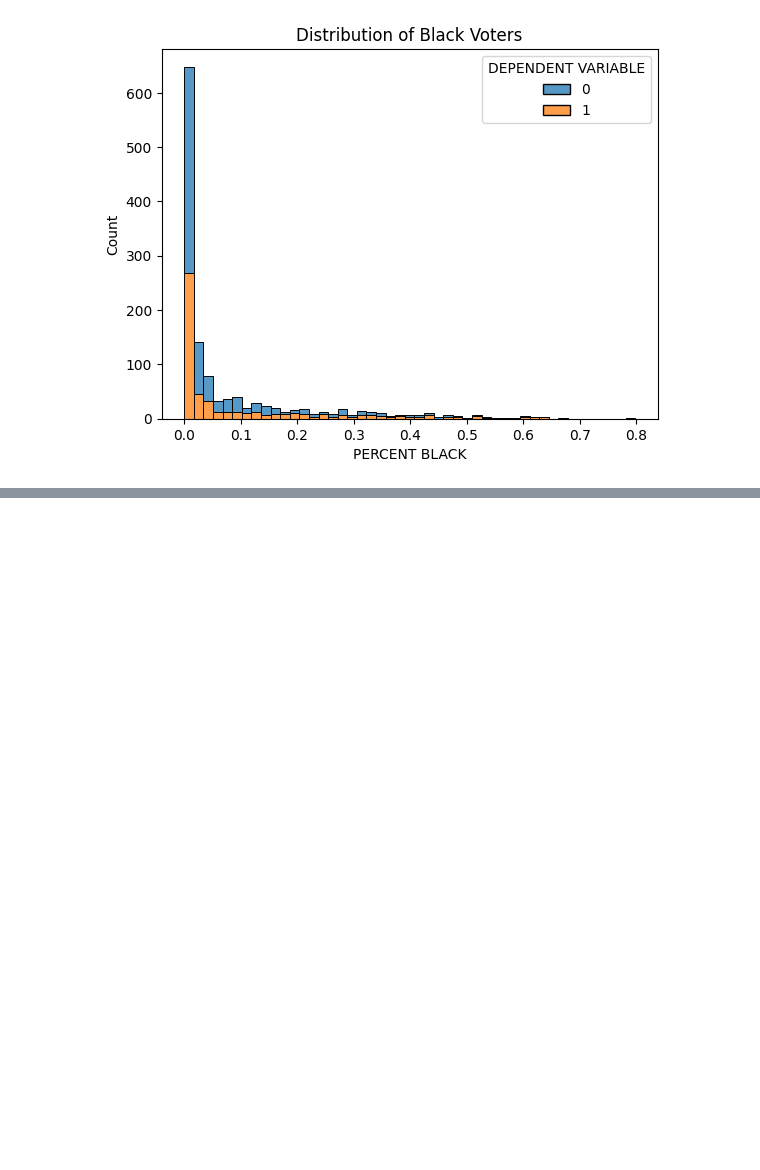
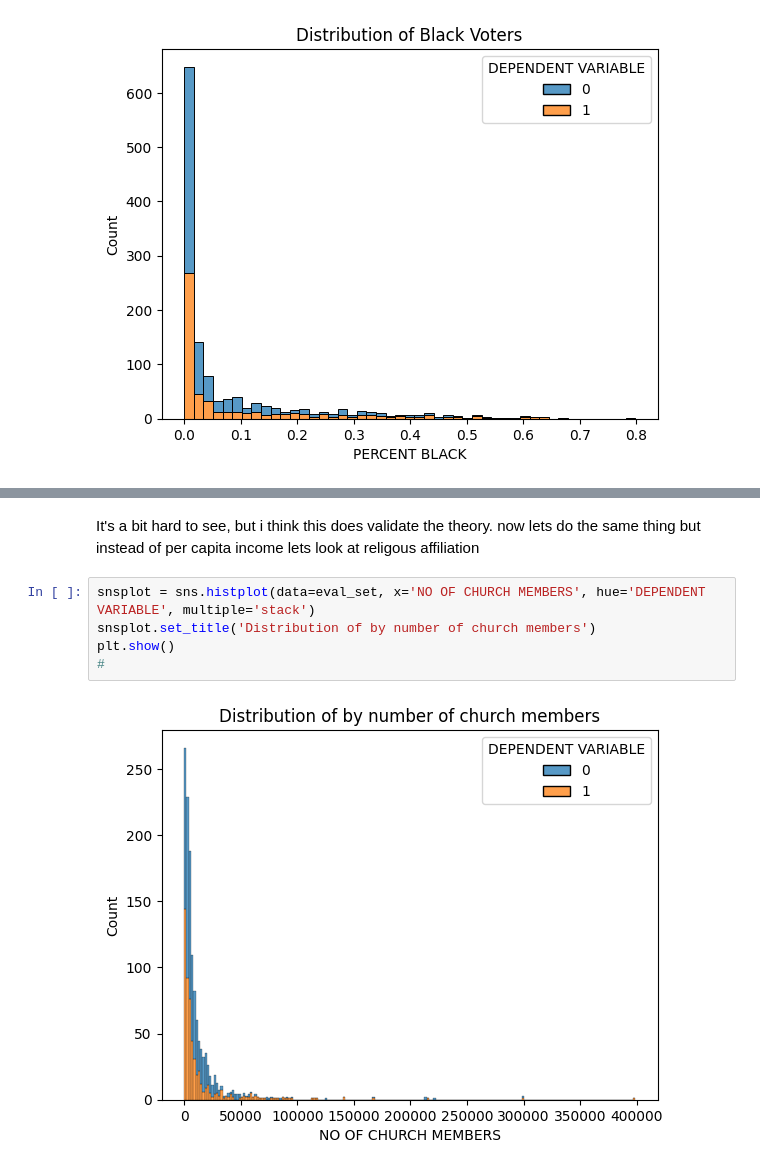
Before and after one commit to dallascaley/Business-Intelligence, a Jupyter notebook: Colab Notebooks/IS470_Assignment02.ipynb, the cells around one changed output, grey strips where cells are left out. Drawn from its saved outputs; the diff is of its cells as text; blank space fills up the shorter version.

```diff
--- a/Colab Notebooks/IS470_Assignment02.ipynb
+++ b/Colab Notebooks/IS470_Assignment02.ipynb
@@ -388,0 +397,9 @@ plt.show()
+# %% [markdown]
+It's a bit hard to see, but i think this does validate the theory.  now lets do the same thing but instead of per capita income lets look at religous affiliation
+# %%
+snsplot = sns.histplot(data=eval_set, x='NO OF CHURCH MEMBERS', hue='DEPENDENT VARIABLE', multiple='stack')
+snsplot.set_title('Distribution of by number of church members')
+plt.show()
+#
+# %% [output]
+[figure, added]
```
Also changed, not shown: parts of 16 cells of this notebook.
